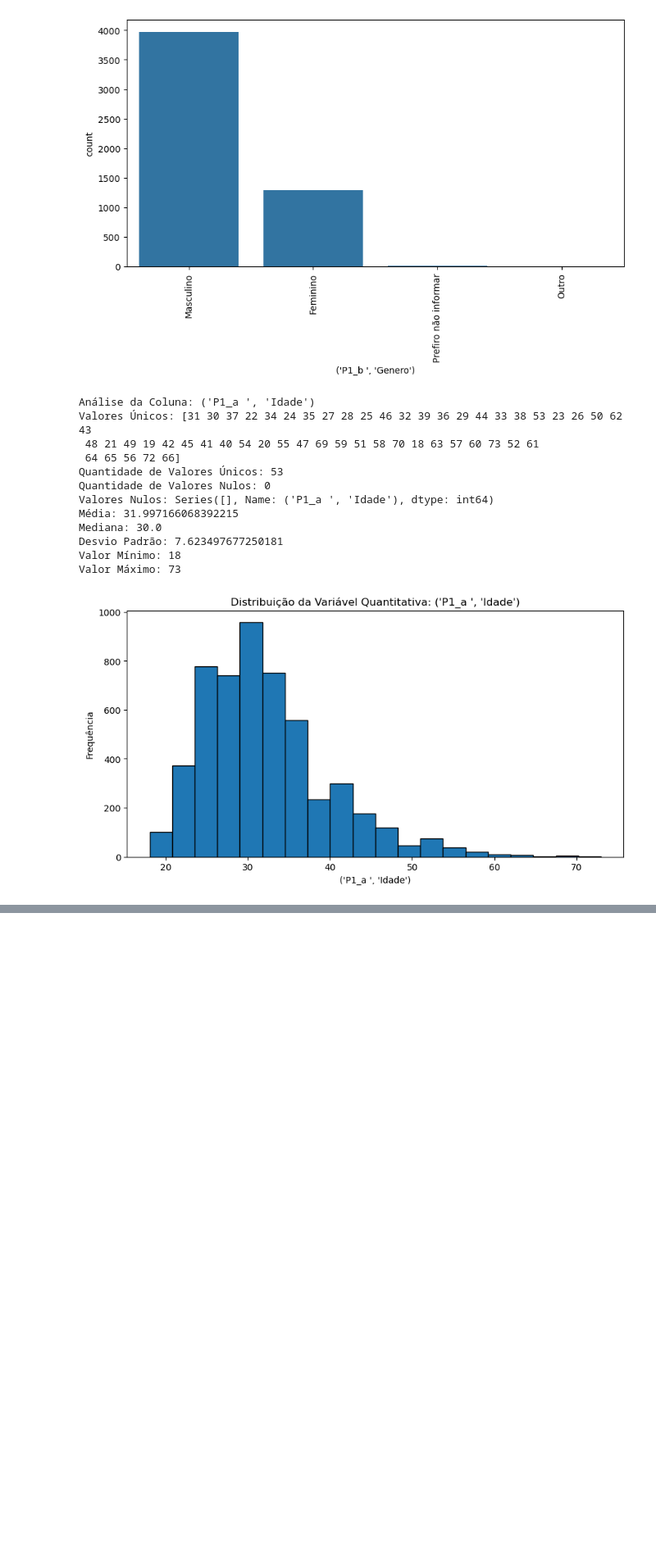
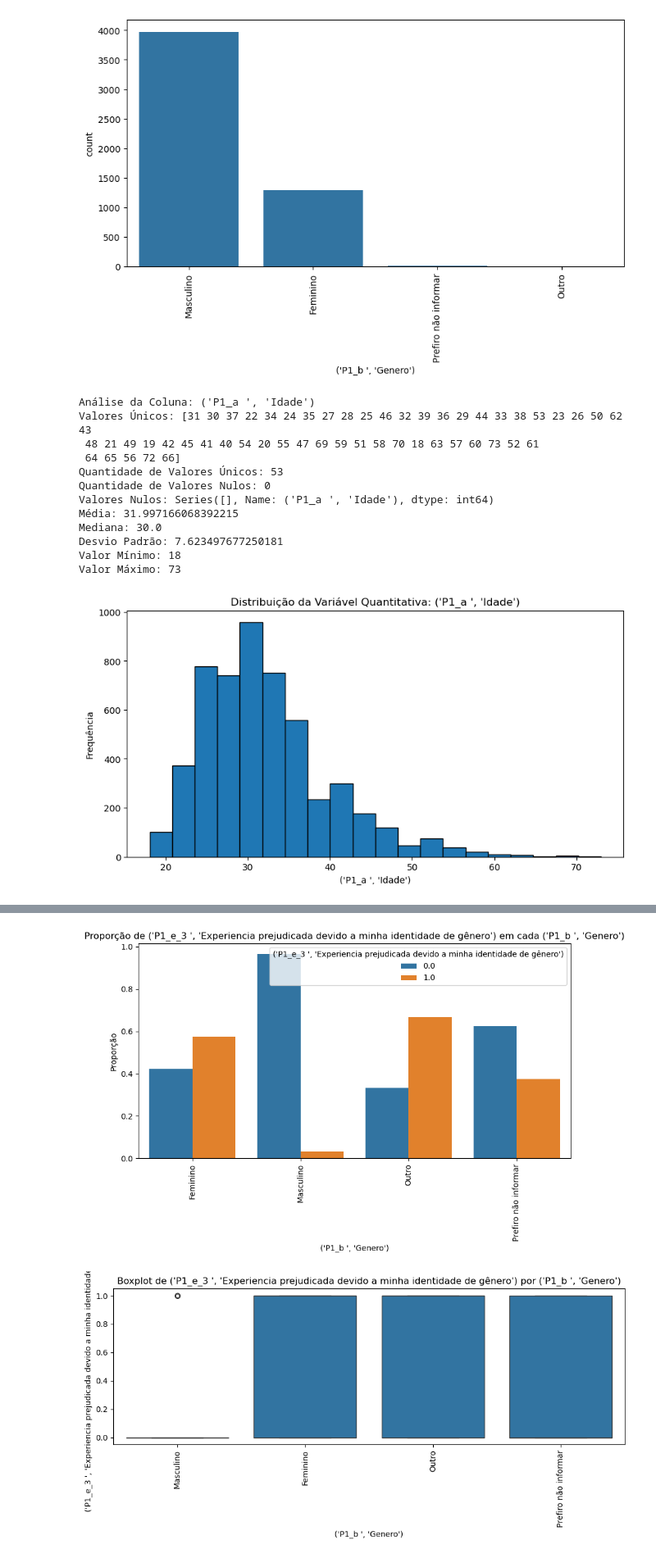
Before and after one commit to Nertonm/kaggle, a Jupyter notebook: State of Data - Brazil.ipynb, the cells around one changed output, grey strips where cells are left out. Shown at 82% size. Saved outputs shown, nothing was run; the diff lists cells and outputs as text; code cells hidden in the pictures; blank space fills up the shorter version.

```diff
--- a/State of Data - Brazil.ipynb
+++ b/State of Data - Brazil.ipynb
@@ -236,0 +220,66 @@ bivariate_analysis("('P1_b ', 'Genero')",  "('P1_e_3 ', 'Experiencia prejudicada
+# %%
+def text_show(variable_1, variable_2):
+    # Exibindo os dados em texto
+    try:
+        print(f"Proporções de {variable_2} em cada {variable_1}:")
+        for index, row in df_normalized.iterrows():
+            print(f"{variable_1}: {row[variable_1]}, {variable_2}: {row[variable_2]}, Proporção: {row['proportion']:.2%}")
+    except Exception as e:
+        print(f"Ocorreu um erro durante a exibição dos dados em texto: {e}")
+    return
+
+def bivariate_analysis(variable_1, variable_2):
+    try:
+        import matplotlib.pyplot as plt
+        import seaborn as sns
+        plt.figure(figsize=(10, 5))
+        sns.countplot(data=df, x=variable_1, hue=variable_2, order=df[variable_1].value_counts().index)
+        plt.xticks(rotation=90)
+        plt.show()
+    except Exception as e:
+        print(f"Ocorreu um erro durante a análise bivariada: {e}")
+    return
+
+def bivariate_analysis_normalized(variable_1, variable_2):
+    try:
+        import matplotlib.pyplot as plt
+        import seaborn as sns
+
+        # Calculando as proporções
+        df_normalized = df.groupby(variable_1)[variable_2].value_counts(normalize=True).rename('proportion').reset_index()
+        plt.figure(figsize=(10, 5))
+        sns.barplot(data=df_normalized, x=variable_1, y='proportion', hue=variable_2)
+        plt.xticks(rotation=90)
+        plt.ylabel('Proporção')
+        plt.title(f'Proporção de {variable_2} em cada {variable_1}')
+        plt.show()
+    except Exception as e:
+        print(f"Ocorreu um erro durante a análise bivariada: {e}")
+    return
+
+def bivariate_boxplot(variable_1, variable_2):
+    try:
+        import matplotlib.pyplot as plt
+        import seaborn as sns
+
+        plt.figure(figsize=(10, 5))
+
+        # Criando o boxplot
+        sns.boxplot(data=df, x=variable_1, y=variable_2)
+
+        plt.xticks(rotation=90)
+        plt.title(f'Boxplot de {variable_2} por {variable_1}')
+        plt.xlabel(variable_1)
+        plt.ylabel(variable_2)
+        plt.tight_layout()
+        plt.show()
+    except Exception as e:
+        print(f"Ocorreu um erro durante a criação do boxplot: {e}")
+    return
+
+# Example
+bivariate_analysis_normalized("('P1_b ', 'Genero')",  "('P1_e_3 ', 'Experiencia prejudicada devido a minha identidade de gênero')")
+bivariate_boxplot("('P1_b ', 'Genero')", "('P1_e_3 ', 'Experiencia prejudicada devido a minha identidade de gênero')")
+# %% [output]
+[figure, added]
+[figure, added]
```
Also changed, not shown: parts of 5 cells of this notebook.
